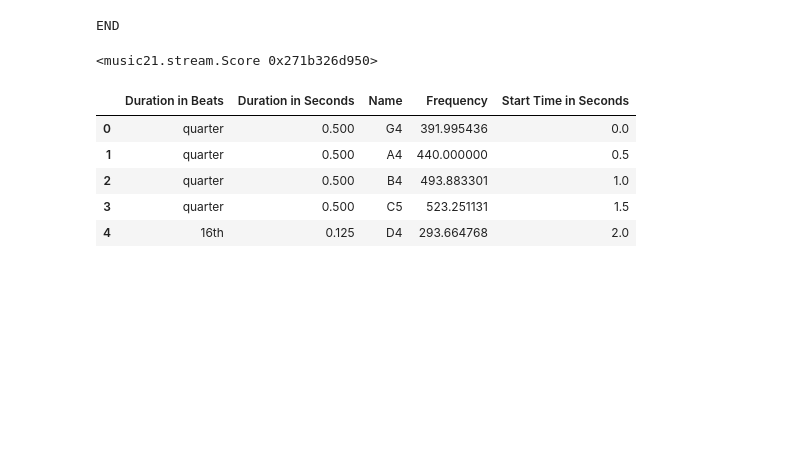
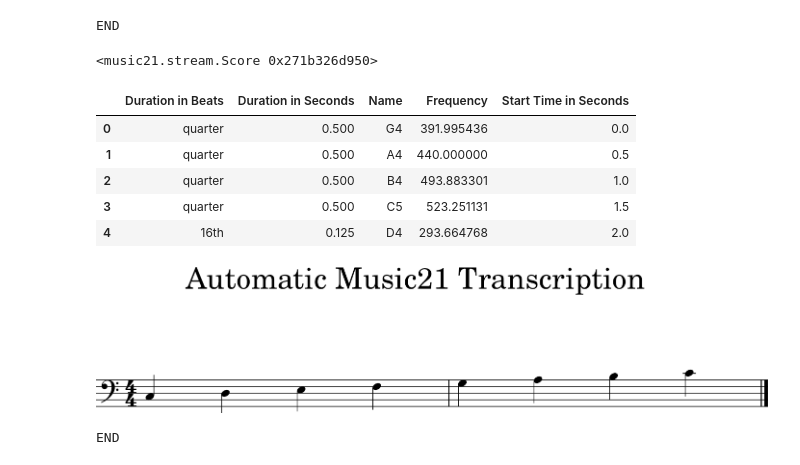
Before and after one commit to Purdue-Artificial-Intelligence-in-Music/Evaluator-code, a Jupyter notebook: src/score/parsing/mic_test.ipynb, the cells around one changed output. Cells and saved outputs as stored; diff of their text form; code cells hidden in the pictures; blank space fills up the shorter version.

Commit message:
Print score output from actual file for comparison

```diff
--- a/src/score/parsing/mic_test.ipynb
+++ b/src/score/parsing/mic_test.ipynb
@@ -202,3 +202,9 @@ df
 | 4 | 16th | 0.125 | D4 | 293.664768 | 2.0 |
 # %%
 score.show(fmt="musicxml")
+# %%
+orig_score = runTranscribe(show=True, plot=False, useMic=False, audioFile='eqt-major-sc.wav',
+                  seconds=20.0, useScale=None, saveFile=False)
+# %% [output]
+[figure, added]
+END
```
Also changed, not shown: 1 other file.
